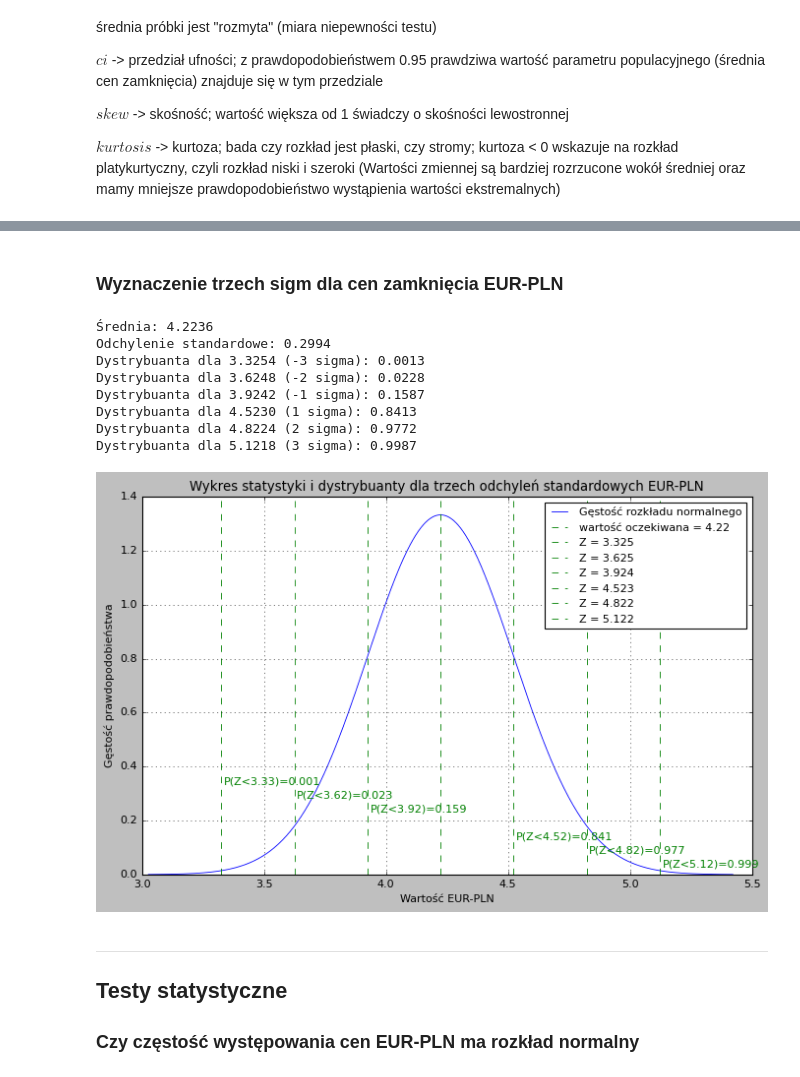
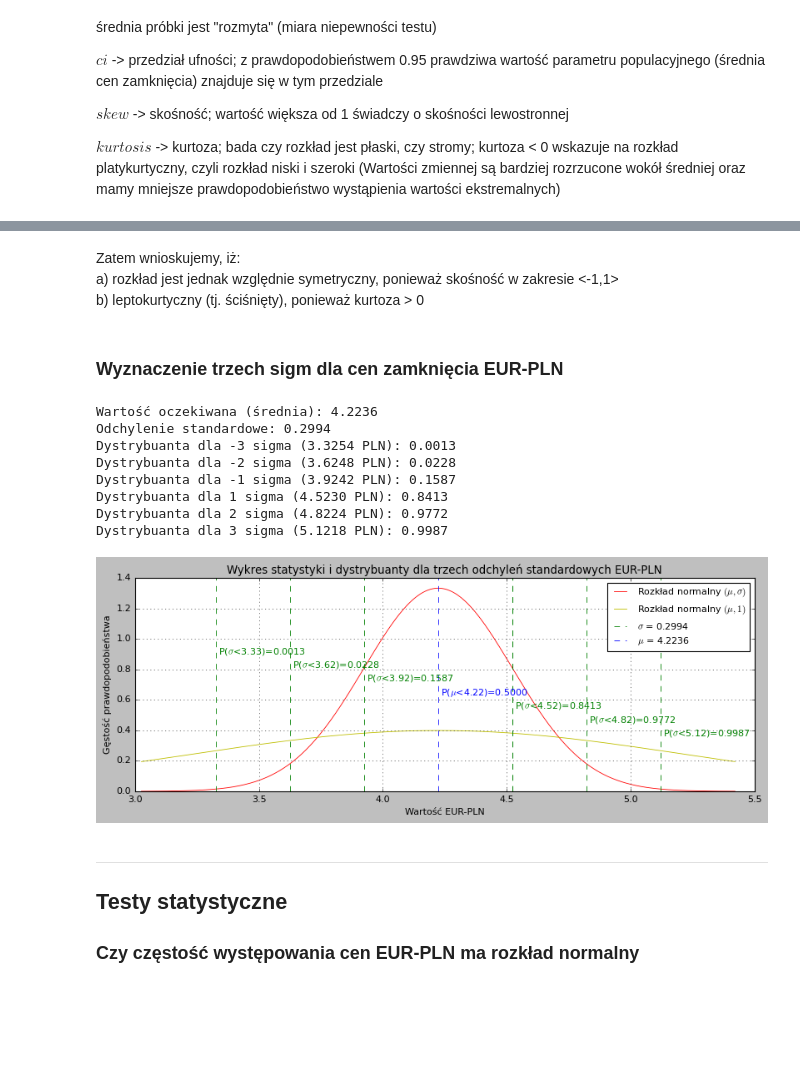
Before and after one commit to andkoc001/statistical-modeling, a Jupyter notebook: project.ipynb, the cells around one changed output, grey strips where cells are left out. Cells and saved outputs as stored; diff of their text form; code cells hidden in the pictures; blank space fills up the shorter version.

Commit message:
Charts improved

```diff
--- a/project.ipynb
+++ b/project.ipynb
@@ -374,0 +318,2 @@ ___
+# %%
+parametry_eurpln = merged_df["Zamkniecie_EURPLN"].agg(charakterystyka)
@@ -419,60 +363,63 @@ kurtosis    0.620155
+# %% [markdown]
+Zatem wnioskujemy, iż:
+a) rozkład jest jednak względnie symetryczny, ponieważ skośność w zakresie <-1,1>
+b) leptokurtyczny (tj. ściśnięty), ponieważ kurtoza > 0
 # %% [markdown]
 ### Wyznaczenie trzech sigm dla cen zamknięcia EUR-PLN
 # %%
-# Dystrybuanta dla cen zamknięcia EUR-PLN
-mean =  np.mean(merged_df["Zamkniecie_EURPLN"])
-std_dev = np.std(merged_df["Zamkniecie_EURPLN"], ddof=1)
+# Wartości Z-score dla trzech odchyleń standardowych
+zakres_sigm = [-3, -2, -1, 1, 2, 3]
 
-# Wartości Z-score dla trzech odchyleń standardowych
-z_scores = [-3, -2, -1, 1, 2, 3]
-
-print(f'Średnia: {mean:.4f}')
-print(f'Odchylenie standardowe: {std_dev:.4f}')
+print(f'Wartość oczekiwana (średnia): {mean_eurpln:.4f}')
+print(f'Odchylenie standardowe: {std_eurpln:.4f}')
 
 # Oblicz dystrybuantę dla odchyleń standardowych (wartość Z-score)
-sigmy = [z * std_dev + mean for z in z_scores]
-for z in sigmy:
-    cumulative_probability = stats.norm.cdf(z, loc=mean, scale=std_dev)
-    print(f'Dystrybuanta dla {z:.4f} ({(z-mean)/std_dev:.0f} sigma): {cumulative_probability:.4f}')
+sigmy = [s * std_eurpln + mean_eurpln for s in zakres_sigm]
+for s in sigmy:
+    cumulative_probability = stats.norm.cdf(s, loc=mean_eurpln, scale=std_eurpln)
+    print(f'Dystrybuanta dla {(s-mean_eurpln)/std_eurpln:.0f} sigma ({s:.4f} PLN): {cumulative_probability:.4f}')
 # %% [output]
-Średnia: 4.2236
+Wartość oczekiwana (średnia): 4.2236
 Odchylenie standardowe: 0.2994
-Dystrybuanta dla 3.3254 (-3 sigma): 0.0013
-Dystrybuanta dla 3.6248 (-2 sigma): 0.0228
-Dystrybuanta dla 3.9242 (-1 sigma): 0.1587
-Dystrybuanta dla 4.5230 (1 sigma): 0.8413
-Dystrybuanta dla 4.8224 (2 sigma): 0.9772
-Dystrybuanta dla 5.1218 (3 sigma): 0.9987
+Dystrybuanta dla -3 sigma (3.3254 PLN): 0.0013
+Dystrybuanta dla -2 sigma (3.6248 PLN): 0.0228
+Dystrybuanta dla -1 sigma (3.9242 PLN): 0.1587
+Dystrybuanta dla 1 sigma (4.5230 PLN): 0.8413
+Dystrybuanta dla 2 sigma (4.8224 PLN): 0.9772
+Dystrybuanta dla 3 sigma (5.1218 PLN): 0.9987
 # %%
 # Analiza graficzna trzech sigm
 
 # Tworzenie danych dla osi X (wartości Z-score)
-x_values = np.linspace(mean - 4 * std_dev, mean + 4 * std_dev, 1000)
+x_zakres = np.linspace(mean_eurpln - 4 * std_eurpln, mean_eurpln + 4 * std_eurpln, 1000)
 
 # Tworzenie wykresu statystyki
-plt.figure(figsize=(10, 6))
-plt.plot(x_values, stats.norm.pdf(x_values, loc=mean, scale=std_dev), label='Gęstość rozkładu normalnego')
+plt.plot(x_zakres, stats.norm.pdf(x_zakres, mean_eurpln, std_eurpln), 'r', label=f'Rozkład normalny $(\mu, \sigma)$')
+plt.plot(x_zakres, stats.norm.pdf(x_zakres, loc=mean_eurpln, scale=1), color='y', label=f'Rozkład normalny $(\mu, 1)$')
+plt.axvline(mean_eurpln + std_eurpln, color='g', linestyle='--', label=f'$\sigma$ = {std_eurpln:.4f}')
 
 # wartość oczekiwana
-plt.axvline(mean, color='g', linestyle='--', label=f'wartość oczekiwana = {mean:.2f}')
+plt.axvline(mean_eurpln, color='b', linestyle='--', label=f'$\mu$ = {mean_eurpln:.4f}')
 
 # Dodanie dystrybuant dla różnych odchyleń standardowych
-for z in sigmy:
-    plt.axvline(z, color='g', linestyle='--', label=f'Z = {z:.3f}')
+for s in sigmy:
+    plt.axvline(s, color='g', linestyle='--')#, label=f'{(s-mean_eurpln)/std_eurpln:.0f}$\sigma$ = {s:.4f}')
 
-    # Obliczanie dystrybuanty dla danego Z-score
-    cumulative_probability = stats.norm.cdf(z, loc=mean, scale=std_dev)
-    plt.text(.01+z, .9+z*-.17, f'P(Z<{z:.2f})={cumulative_probability:.3f}', color='g')
+    # Obliczanie dystrybuanty dla danej sigmy
+    cumulative_probability = stats.norm.cdf(s, loc=mean_eurpln, scale=std_eurpln)
+    plt.text(.01+s, 1.9+s*-.3, f'P($\sigma$<{s:.2f})={cumulative_probability:.4f}', color='g')
+
+plt.text(mean_eurpln+.01, 0.63, f'P($\mu$<{mean_eurpln:.2f})={stats.norm.cdf(mean_eurpln, loc=mean_eurpln, scale=std_eurpln):.4f}', color='b')
 
 # Konfiguracja wykresu
 plt.title('Wykres statystyki i dystrybuanty dla trzech odchyleń standardowych EUR-PLN')
 plt.xlabel('Wartość EUR-PLN')
 plt.ylabel('Gęstość prawdopodobieństwa')
 plt.legend(fontsize='10')
 plt.grid(True)
 plt.show()
 # %% [output]
-[figure, old version]
+[figure, new version]
 # %% [markdown]
 ___
 ## Testy statystyczne
```
Also changed, not shown: parts of 17 cells of this notebook.
